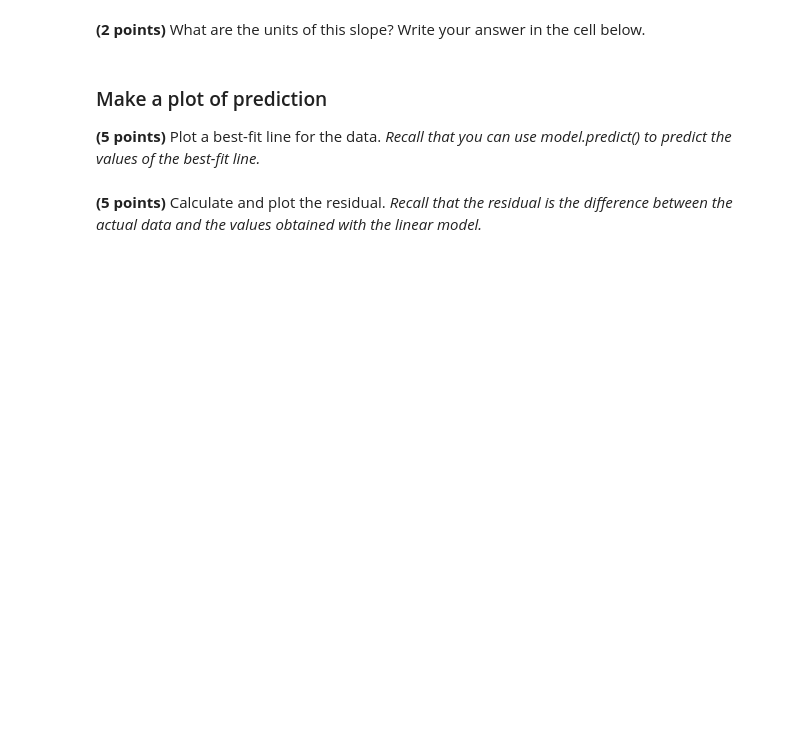
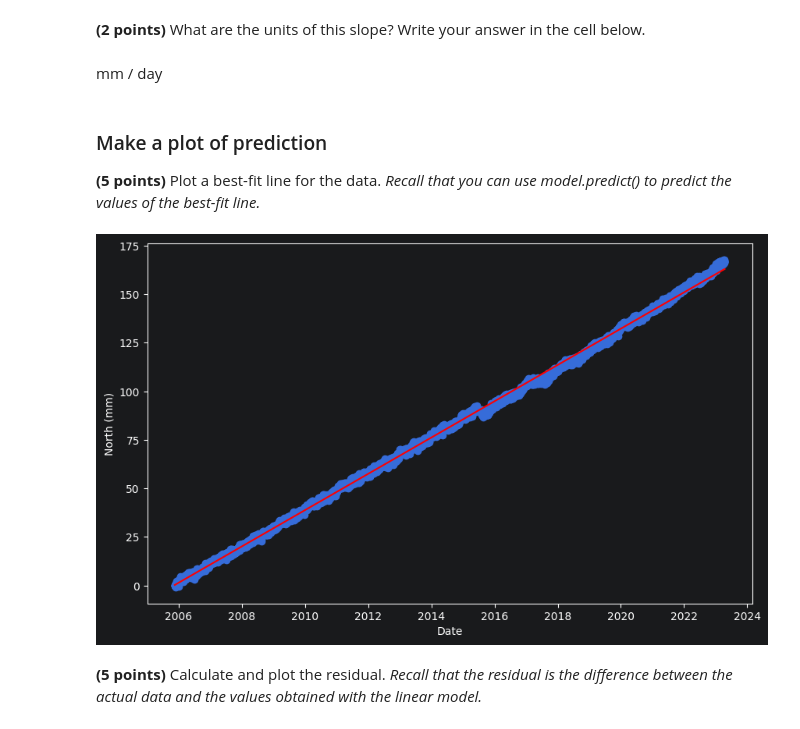
Before and after one commit to ItsukiKigoshi/EPS88_Gleeson, a Jupyter notebook: homework04.ipynb, the cells around one changed output. Cells and saved outputs as stored; diff of their text form; code cells hidden in the pictures; blank space fills up the shorter version.

```diff
--- a/homework04.ipynb
+++ b/homework04.ipynb
@@ -186,4 +193,5 @@ P566_GPS_data.head()
 # %%
 ## Define and fit a linear regression model using the 'days' column as the independent variable and the 'North (mm)' column as the dependent variable
 ## Hint: the independent variable should be a 2D array, you should use double brackets [[]] to select the column
-model_north =
+model_north = LinearRegression()
+model_north.fit(P566_GPS_data[['days']], P566_GPS_data['North (mm)'])
@@ -197,15 +209,26 @@ print(f'The slope is {slop:.2f} and the intercept is {intercept:.2f}')
 # %% [markdown]
 **(2 points)** What are the units of this slope? Write your answer in the cell below.
+# %% [markdown]
+mm / day
 # %% [markdown]
  ### Make a plot of prediction
 
 **(5 points)** Plot a best-fit line for the data. *Recall that you can use model.predict() to predict the values of the best-fit line.*
 # %%
 ## Predict the dependent variable based on the independent variable 'days'
-y_pred =
+y_pred = model_north.predict(P566_GPS_data[['days']])
 # %%
 ## Plot both the data 'North (mm)' and the model 'y_pred' on the same plot. Using the 'Date' column as the x-axis
 ## Create a plot between P566_GPS_data['Date'] and P566_GPS_data['North (mm)']
+plt.figure(figsize=(10, 6))
+plt.scatter(P566_GPS_data['Date'], P566_GPS_data['North (mm)'])
+plt.plot(P566_GPS_data['Date'], y_pred, color='red')
+
+plt.xlabel('Date')
+plt.ylabel('North (mm)')
+plt.show()
+# %% [output]
+[figure, added]
 # %% [markdown]
 **(5 points)** Calculate and plot the residual. *Recall that the residual is the difference between the actual data and the values obtained with the linear model.*
 # %%
```
Also changed, not shown: parts of 9 cells of this notebook.
